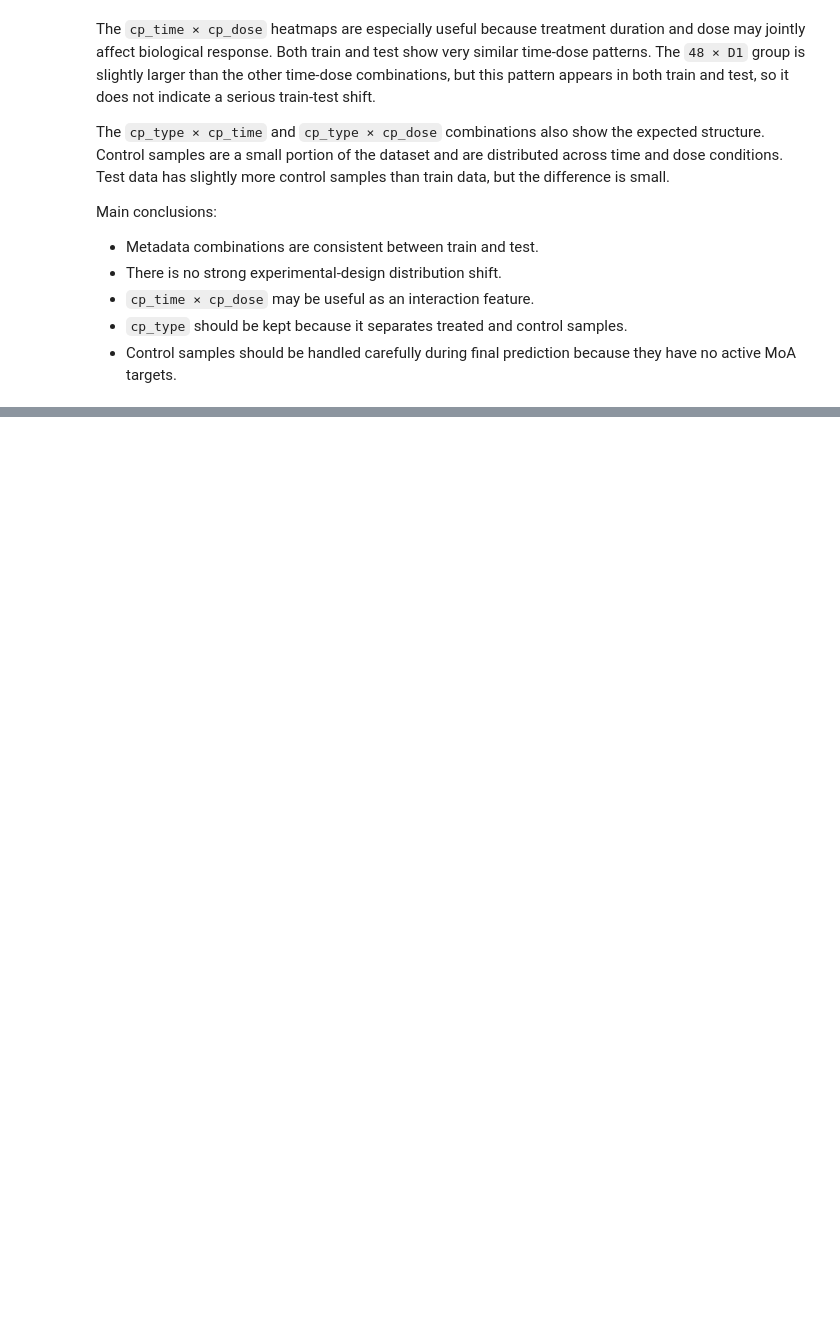
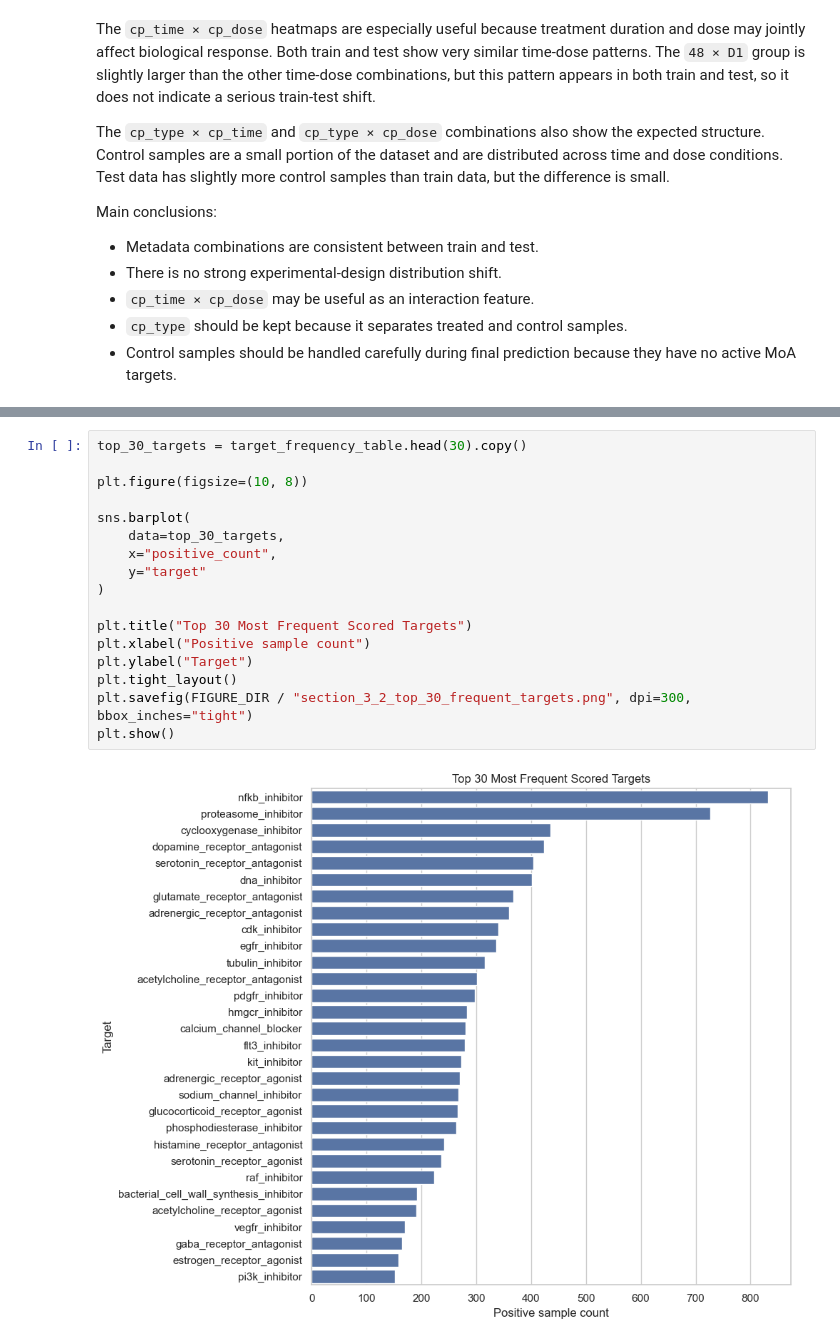
Before and after one commit to kawsar07ahmmed0712-rgb/moa-prediction-drug-response, a Jupyter notebook: notebooks/02_eda.ipynb, the cells around one changed output, grey strips where cells are left out. Cells and saved outputs as stored; diff of their text form; blank space fills up the shorter version.

```diff
--- a/notebooks/02_eda.ipynb
+++ b/notebooks/02_eda.ipynb
@@ -531,0 +832,19 @@ Main conclusions:
+# %%
+top_30_targets = target_frequency_table.head(30).copy()
+
+plt.figure(figsize=(10, 8))
+
+sns.barplot(
+    data=top_30_targets,
+    x="positive_count",
+    y="target"
+)
+
+plt.title("Top 30 Most Frequent Scored Targets")
+plt.xlabel("Positive sample count")
+plt.ylabel("Target")
+plt.tight_layout()
+plt.savefig(FIGURE_DIR / "section_3_2_top_30_frequent_targets.png", dpi=300, bbox_inches="tight")
+plt.show()
+# %% [output]
+[figure, added]
```
Also changed, not shown: parts of 37 cells of this notebook.
